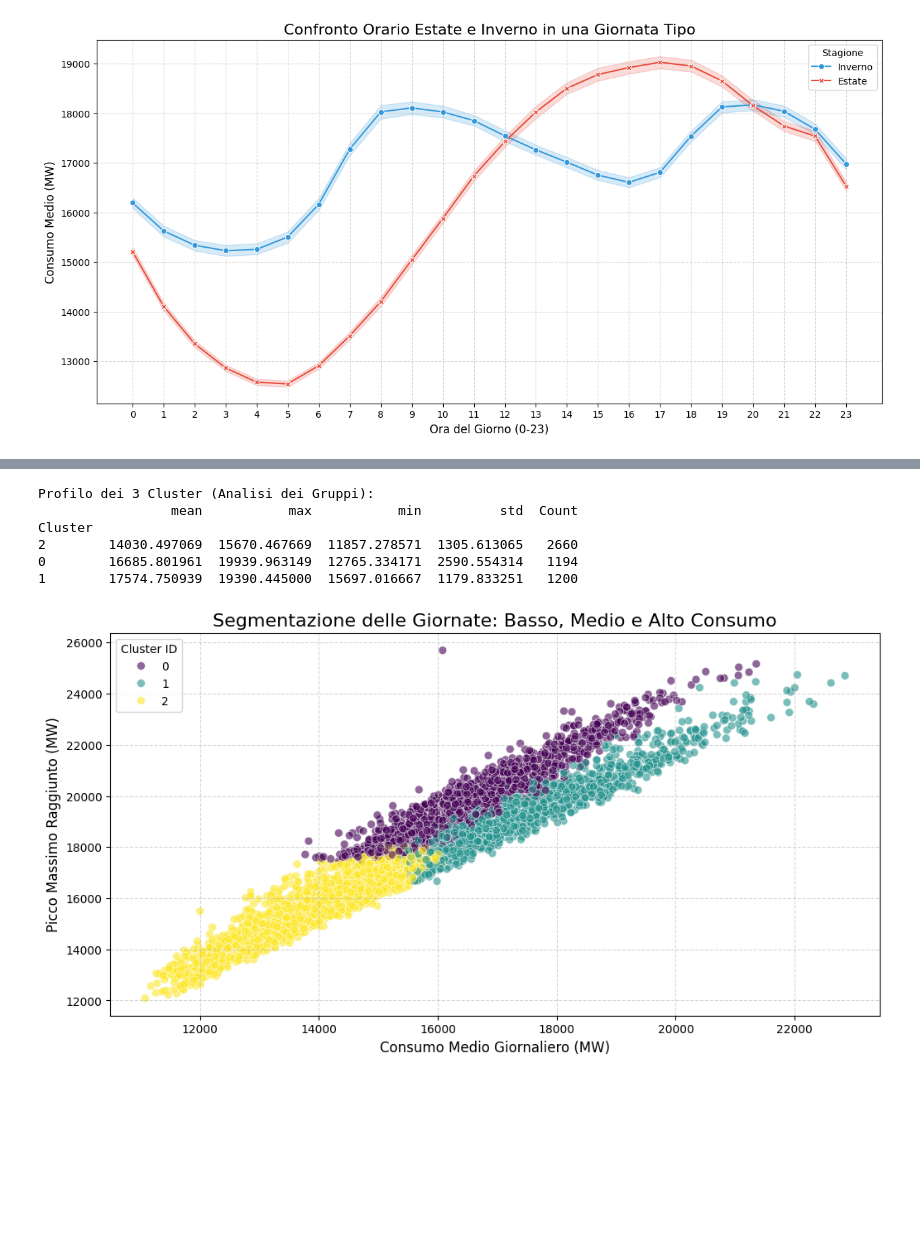
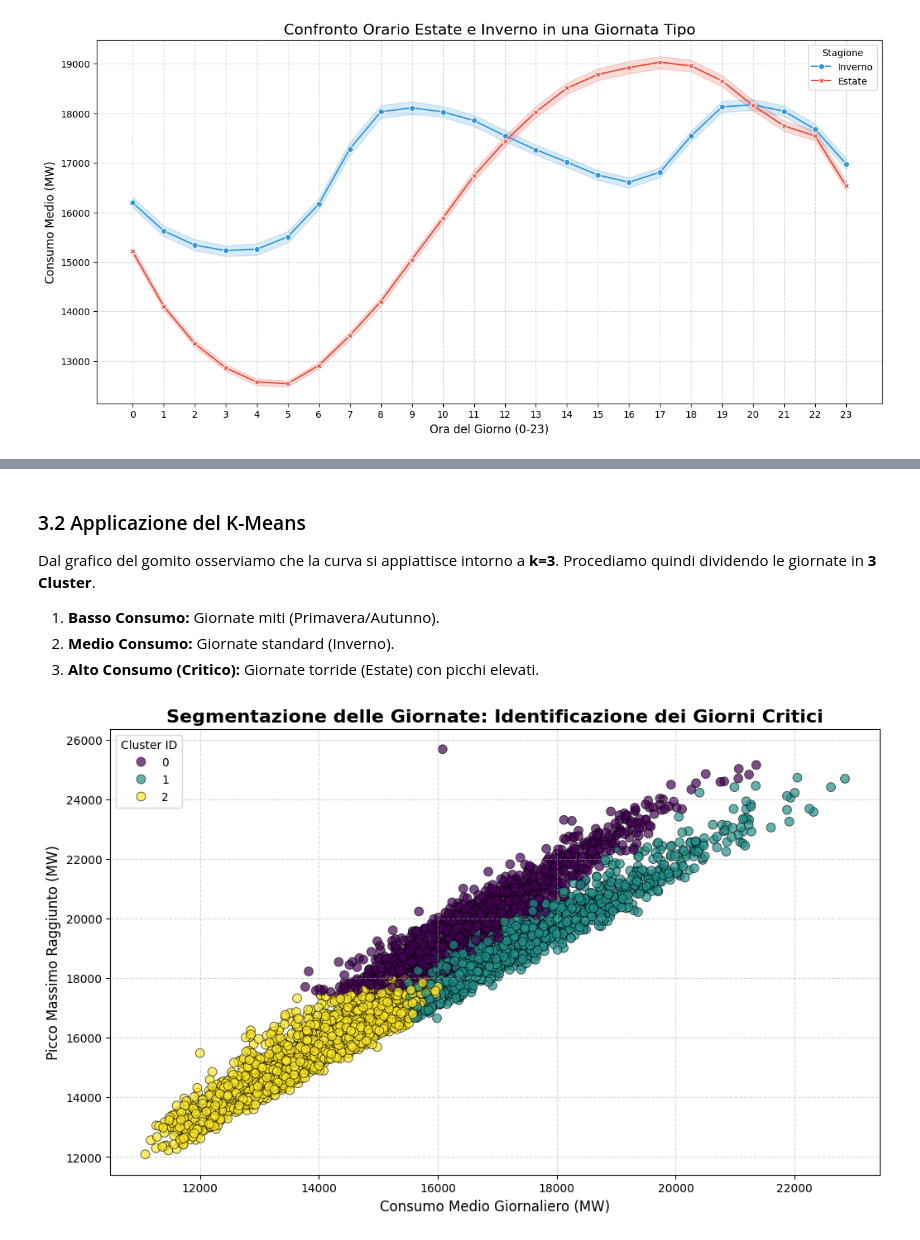
Before and after one commit to reimici/EnergyConsumptionAnalysis, a Jupyter notebook: notebook.ipynb, the cells around one changed output, grey strips where cells are left out. Drawn from its saved outputs; the diff is of its cells as text; code cells hidden in the pictures; blank space fills up the shorter version.

```diff
--- a/notebook.ipynb
+++ b/notebook.ipynb
@@ -373,41 +470,32 @@ plt.show()
+# %% [markdown]
+### 3.2 Applicazione del K-Means
+Dal grafico del gomito osserviamo che la curva si appiattisce intorno a **k=3**.
+Procediamo quindi dividendo le giornate in **3 Cluster**.
+1.  **Basso Consumo:** Giornate miti (Primavera/Autunno).
+2.  **Medio Consumo:** Giornate standard (Inverno).
+3.  **Alto Consumo (Critico):** Giornate torride (Estate) con picchi elevati.
 # %%
-# Applicazione del Clustering con k=3
+# --- APPLICAZIONE K-MEANS ---
+
+# Addestramento con k=3
 kmeans = KMeans(n_clusters=3, init='k-means++', random_state=42, n_init=10)
 
-# "Etichettiamo" ogni giornata con il suo cluster (0, 1 o 2)
+# Assegniamo ogni giorno al suo gruppo (0, 1 o 2)
 daily_data['Cluster'] = kmeans.fit_predict(X_scaled)
 
-# --- PROFILAZIONE DEI CLUSTER (La parte più importante) ---
-# Non basta avere i numeri 0,1,2. Dobbiamo capire COSA rappresentano.
-# Calcoliamo la media delle caratteristiche per ogni cluster.
-cluster_profile = daily_data.groupby('Cluster').mean()
+# Visualizzazione dei Cluster
+plt.figure(figsize=(12, 7))
 
-# Aggiungiamo il conteggio (quanti giorni ci sono in ogni gruppo?)
-cluster_profile['Count'] = daily_data['Cluster'].value_counts()
+# Scatterplot: Mettiamo il Consumo Medio sulle X e il Picco Massimo sulle Y
+# I colori rappresentano i cluster trovati dalla macchina
+sns.scatterplot(data=daily_data, x='mean', y='max', hue='Cluster', palette='viridis', s=60, alpha=0.7, edgecolor='black')
 
-print("Profilo dei 3 Cluster (Analisi dei Gruppi):")
-# Ordiniamo per consumo medio così il Cluster 0 è il più basso e il 2 il più alto
-print(cluster_profile.sort_values(by='mean'))
-
-# --- VISUALIZZAZIONE ---
-# Facciamo uno Scatterplot colorando i punti in base al cluster
-plt.figure(figsize=(12, 6))
-
-# Usiamo come assi x=Consumo Medio, y=Picco Massimo (Max)
-sns.scatterplot(data=daily_data, x='mean', y='max', hue='Cluster',
-                palette='viridis', s=50, alpha=0.6)
-
-plt.title('Segmentazione delle Giornate: Basso, Medio e Alto Consumo', fontsize=16)
+plt.title('Segmentazione delle Giornate: Identificazione dei Giorni Critici', fontsize=16, fontweight='bold')
 plt.xlabel('Consumo Medio Giornaliero (MW)', fontsize=12)
 plt.ylabel('Picco Massimo Raggiunto (MW)', fontsize=12)
 plt.legend(title='Cluster ID')
 plt.grid(True, linestyle='--', alpha=0.5)
+
 plt.show()
 # %% [output]
-Profilo dei 3 Cluster (Analisi dei Gruppi):
-                 mean           max           min          std  Count
-Cluster
-2        14030.497069  15670.467669  11857.278571  1305.613065   2660
-0        16685.801961  19939.963149  12765.334171  2590.554314   1194
-1        17574.750939  19390.445000  15697.016667  1179.833251   1200
-[figure, old version]
+[figure, new version]
```
Also changed, not shown: parts of 41 cells of this notebook, 1 other file.
